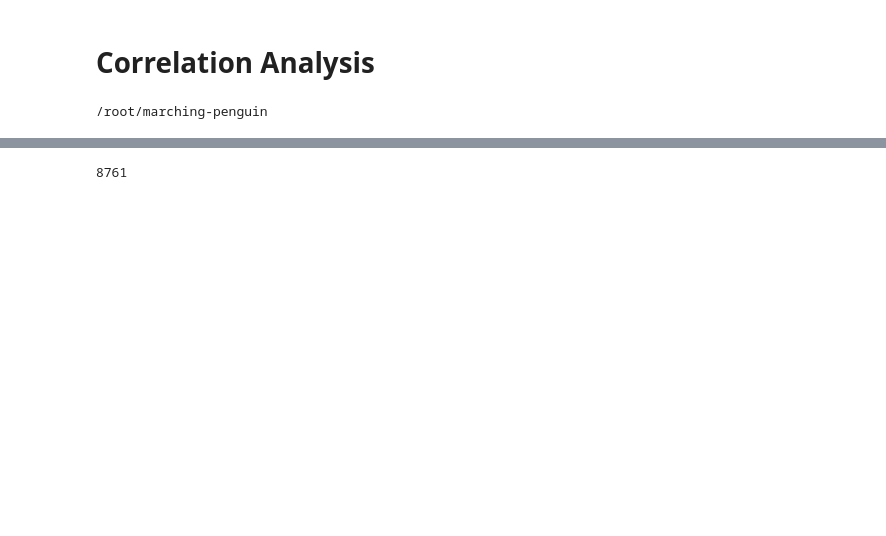
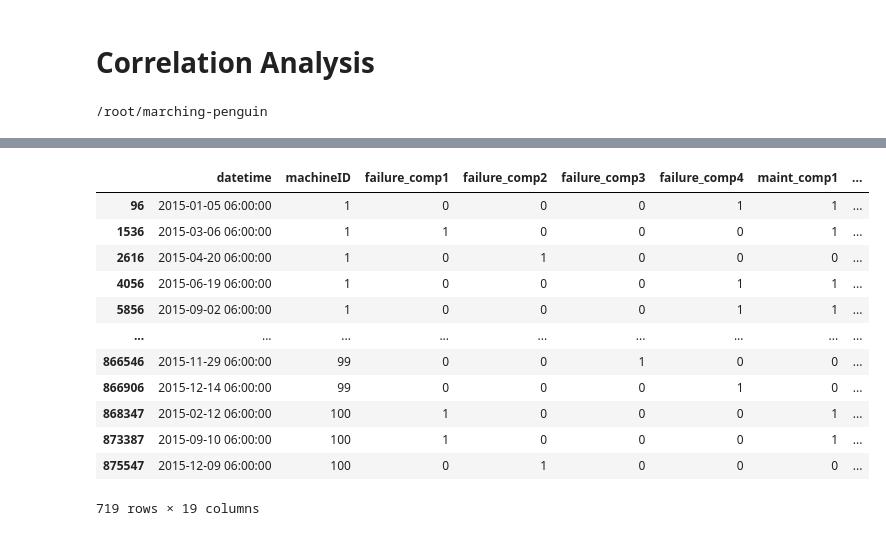
Before and after one commit to stevenjlm/marching-penguin, a Jupyter notebook: src/data_parsing/correlation_analysis.ipynb, the cells around one changed output, grey strips where cells are left out. Drawn from its saved outputs; the diff is of its cells as text; code cells hidden in the pictures; blank space fills up the shorter version.

```diff
--- a/src/data_parsing/correlation_analysis.ipynb
+++ b/src/data_parsing/correlation_analysis.ipynb
@@ -62,4 +43,16 @@ df.loc[df["fail_window"] == True]
-# %%
-len(events.index)
-# %% [output]
-8761
+# %%
+all_events.loc[all_events["failure"] == True]
+# %% [output]
+|  | datetime | machineID | failure_comp1 | failure_comp2 | failure_comp3 | failure_comp4 | maint_comp1 | ... |
+| 96 | 2015-01-05 06:00:00 | 1 | 0 | 0 | 0 | 1 | 1 | ... |
+| 1536 | 2015-03-06 06:00:00 | 1 | 1 | 0 | 0 | 0 | 1 | ... |
+| 2616 | 2015-04-20 06:00:00 | 1 | 0 | 1 | 0 | 0 | 0 | ... |
+| 4056 | 2015-06-19 06:00:00 | 1 | 0 | 0 | 0 | 1 | 1 | ... |
+| 5856 | 2015-09-02 06:00:00 | 1 | 0 | 0 | 0 | 1 | 1 | ... |
+| ... | ... | ... | ... | ... | ... | ... | ... | ... |
+| 866546 | 2015-11-29 06:00:00 | 99 | 0 | 0 | 1 | 0 | 0 | ... |
+| 866906 | 2015-12-14 06:00:00 | 99 | 0 | 0 | 0 | 1 | 0 | ... |
+| 868347 | 2015-02-12 06:00:00 | 100 | 1 | 0 | 0 | 0 | 1 | ... |
+| 873387 | 2015-09-10 06:00:00 | 100 | 1 | 0 | 0 | 0 | 1 | ... |
+| 875547 | 2015-12-09 06:00:00 | 100 | 0 | 1 | 0 | 0 | 0 | ... |
+719 rows × 19 columns
```
Also changed, not shown: parts of 6 cells of this notebook, 2 other files.
